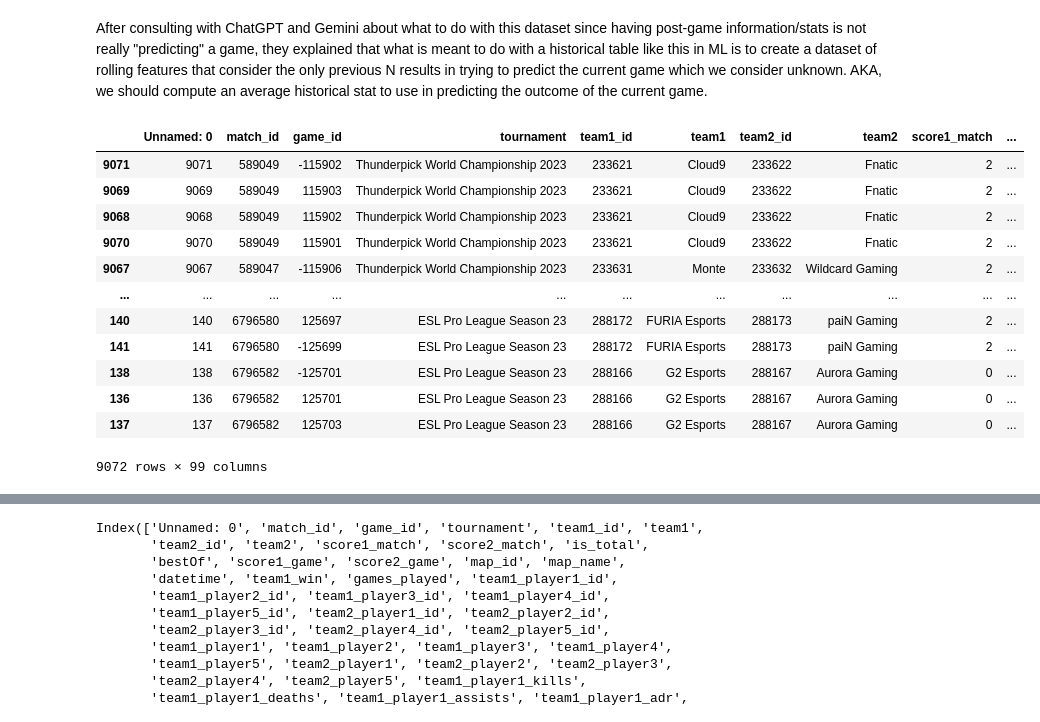
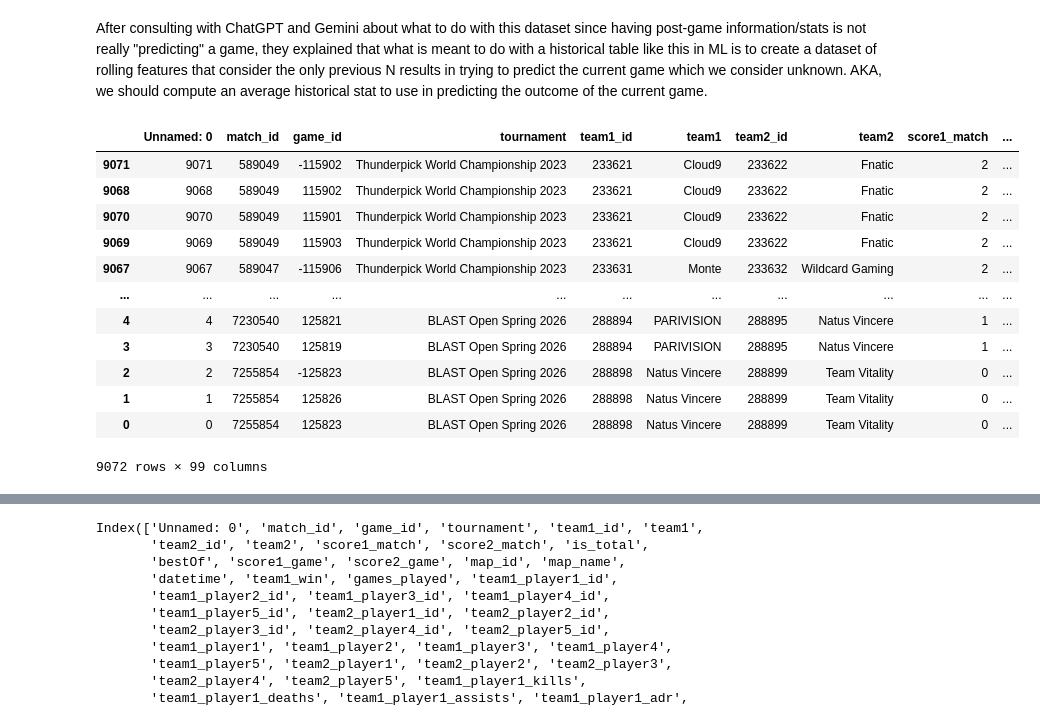
Before and after one commit to rhit-liub5/CSSE415Project, a Jupyter notebook: project/engineering/team_rolling_features.ipynb, the cells around one changed output, grey strips where cells are left out. Cells and saved outputs as stored; diff of their text form; code cells hidden in the pictures.

Commit message:
add some stats to the rolling dataset and update datetime to be datetime and not string

```diff
--- a/project/engineering/team_rolling_features.ipynb
+++ b/project/engineering/team_rolling_features.ipynb
@@ -3,20 +3,22 @@ After consulting with ChatGPT and Gemini about what to do with this dataset sinc
 # %%
 import pandas as pd
 import numpy as np
 df = pd.read_csv("../../data/cs2_tier1_games.csv", encoding="latin1")
+# Help from ChatGPT to convert to real datetime
+df.datetime = pd.to_datetime(df.datetime, format="%Y/%m/%d %H:%M", errors="coerce")
 df = df.sort_values(by="datetime")
 df
 # %% [output]
 |  | Unnamed: 0 | match_id | game_id | tournament | team1_id | team1 | team2_id | team2 | score1_match | ... |
 | 9071 | 9071 | 589049 | -115902 | Thunderpick World Championship 2023 | 233621 | Cloud9 | 233622 | Fnatic | 2 | ... |
-| 9069 | 9069 | 589049 | 115903 | Thunderpick World Championship 2023 | 233621 | Cloud9 | 233622 | Fnatic | 2 | ... |
 | 9068 | 9068 | 589049 | 115902 | Thunderpick World Championship 2023 | 233621 | Cloud9 | 233622 | Fnatic | 2 | ... |
 | 9070 | 9070 | 589049 | 115901 | Thunderpick World Championship 2023 | 233621 | Cloud9 | 233622 | Fnatic | 2 | ... |
+| 9069 | 9069 | 589049 | 115903 | Thunderpick World Championship 2023 | 233621 | Cloud9 | 233622 | Fnatic | 2 | ... |
 | 9067 | 9067 | 589047 | -115906 | Thunderpick World Championship 2023 | 233631 | Monte | 233632 | Wildcard Gaming | 2 | ... |
 | ... | ... | ... | ... | ... | ... | ... | ... | ... | ... | ... |
-| 140 | 140 | 6796580 | 125697 | ESL Pro League Season 23 | 288172 | FURIA Esports | 288173 | paiN Gaming | 2 | ... |
-| 141 | 141 | 6796580 | -125699 | ESL Pro League Season 23 | 288172 | FURIA Esports | 288173 | paiN Gaming | 2 | ... |
-| 138 | 138 | 6796582 | -125701 | ESL Pro League Season 23 | 288166 | G2 Esports | 288167 | Aurora Gaming | 0 | ... |
-| 136 | 136 | 6796582 | 125701 | ESL Pro League Season 23 | 288166 | G2 Esports | 288167 | Aurora Gaming | 0 | ... |
-| 137 | 137 | 6796582 | 125703 | ESL Pro League Season 23 | 288166 | G2 Esports | 288167 | Aurora Gaming | 0 | ... |
+| 4 | 4 | 7230540 | 125821 | BLAST Open Spring 2026 | 288894 | PARIVISION | 288895 | Natus Vincere | 1 | ... |
+| 3 | 3 | 7230540 | 125819 | BLAST Open Spring 2026 | 288894 | PARIVISION | 288895 | Natus Vincere | 1 | ... |
+| 2 | 2 | 7255854 | -125823 | BLAST Open Spring 2026 | 288898 | Natus Vincere | 288899 | Team Vitality | 0 | ... |
+| 1 | 1 | 7255854 | 125826 | BLAST Open Spring 2026 | 288898 | Natus Vincere | 288899 | Team Vitality | 0 | ... |
+| 0 | 0 | 7255854 | 125823 | BLAST Open Spring 2026 | 288898 | Natus Vincere | 288899 | Team Vitality | 0 | ... |
 9072 rows × 99 columns
```
Also changed, not shown: parts of 9 cells of this notebook, 1 other file.
